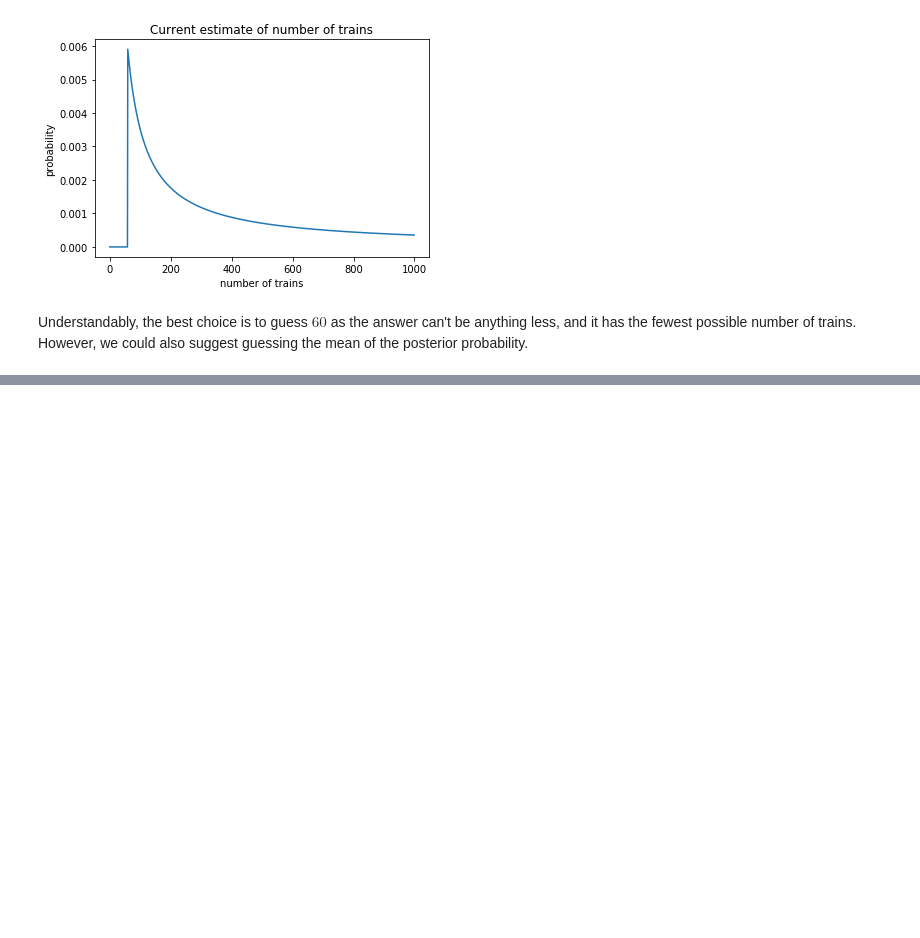
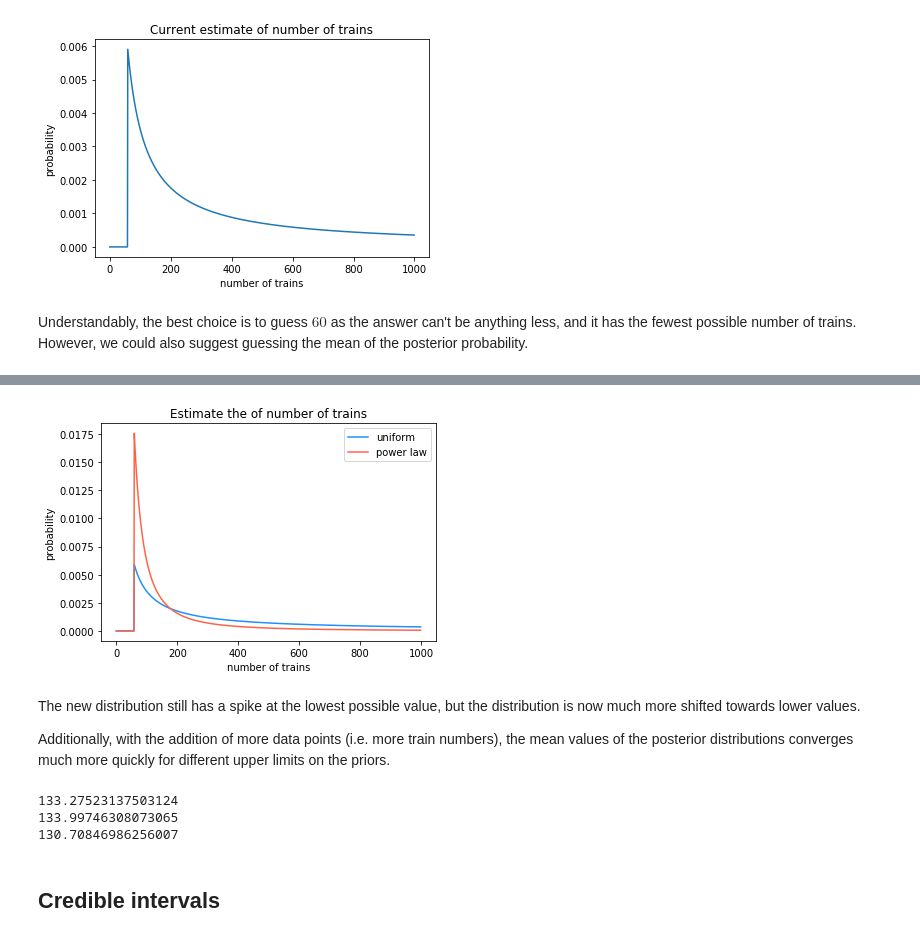
Before and after one commit to jhrcook/ThinkBayes, a Jupyter notebook: chapter3_estimation.ipynb, the cells around one changed output, grey strips where cells are left out. Cells and saved outputs as stored; diff of their text form; code cells hidden in the pictures; blank space fills up the shorter version.

Commit message:
use a power law for the prior on the train problem

```diff
--- a/chapter3_estimation.ipynb
+++ b/chapter3_estimation.ipynb
@@ -214,0 +276,64 @@ def Mean(s):
+# %%
+class PowerTrain(Suite):
+    '''
+    To estimate the number of trains total after seeing a select number.
+    The prior distribution follows the power law
+    '''
+
+    def __init__(self, hypos, alpha=1.0):
+        Pmf.__init__(self)
+        for hypo in hypos:
+            self.Set(hypo, hypo**(-alpha))
+        self.Normalize
+
+    # calculate the liklihood of `data` under `hypo`
+    def Liklihood(self, data, hypo):
+        if hypo < data:
+            return 0
+        else:
+            return 1.0/hypo
+# %%
+hypos = range(1, 1001)
+suite_power = PowerTrain(hypos)
+suite_power.Update(60)
+# %%
+# remake the original Train estimations to plot for comparison
+suite = Train(hypos)
+suite.Update(60)
+
+plt.plot(suite.hypotheses.values(), color = "dodgerblue", label = "uniform")
+plt.plot(suite_power.hypotheses.values(), color = "tomato", label = "power law")
+plt.ylabel("probability")
+plt.xlabel("number of trains")
+plt.title("Estimate the of number of trains")
+plt.legend()
+plt.show()
+# %% [output]
+[figure, added]
+# %% [markdown]
+The new distribution still has a spike at the lowest possible value, but the distribution is now much more shifted towards lower values.
+
+Additionally, with the addition of more data points (i.e. more train numbers), the mean values of the posterior distributions converges much more quickly for different upper limits on the priors.
+# %%
+# make 3 suites with different upper limits for the number of trains
+power_suite = PowerTrain(range(1, 1001))
+power_suite2 = PowerTrain(range(1, 2001))
+power_suite3 = PowerTrain(range(1, 501))
+
+# update the posterior probabilities after seeing 3 trains
+for data in [30, 60, 90]:
+    power_suite.Update(data)
+    power_suite2.Update(data)
+    power_suite3.Update(data)
+
+
+# print the means of the posterior probabilities
+print(Mean(power_suite))
+print(Mean(power_suite2))
+print(Mean(power_suite3))
+# %% [output]
+133.27523137503124
+133.99746308073065
+130.70846986256007
+# %% [markdown]
+## Credible intervals
```
Also changed, not shown: parts of 9 cells of this notebook.
